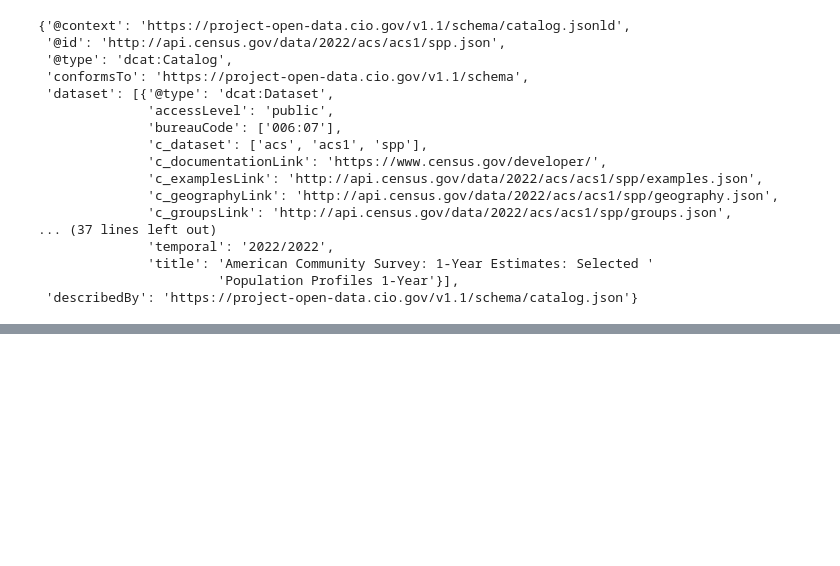
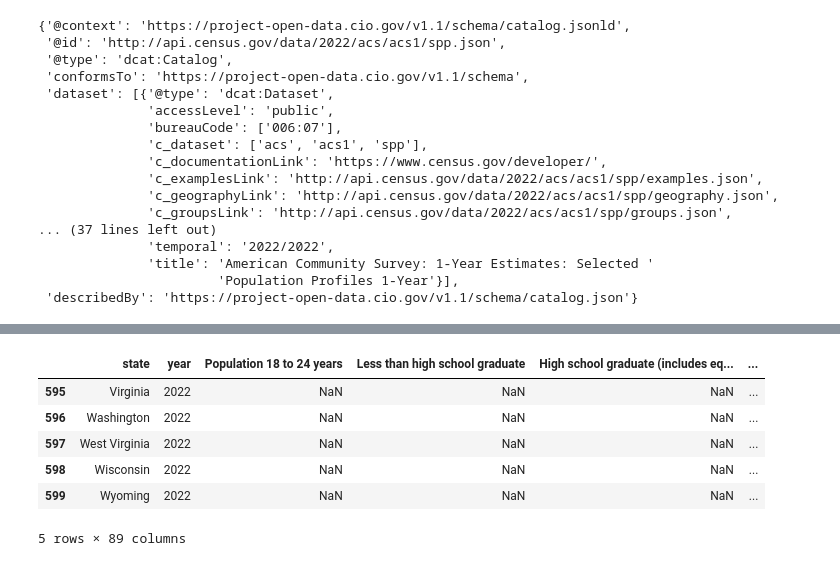
Before and after one commit to Ashleigh-Wittenberg/poverty-analysis, a Jupyter notebook: poverty_analysis.ipynb, the cells around one changed output, grey strips where cells are left out. Cells and saved outputs as stored; diff of their text form; code cells hidden in the pictures; blank space fills up the shorter version.

```diff
--- a/poverty_analysis.ipynb
+++ b/poverty_analysis.ipynb
@@ -135,0 +182,10 @@ KeyError: "['state' '6'] not found in axis"
+# %%
+combined_csv_df.tail()
+# %% [output]
+|  | state | year | Population 18 to 24 years | Less than high school graduate | High school graduate (includes eq... | ... |
+| 595 | Virginia | 2022 | NaN | NaN | NaN | ... |
+| 596 | Washington | 2022 | NaN | NaN | NaN | ... |
+| 597 | West Virginia | 2022 | NaN | NaN | NaN | ... |
+| 598 | Wisconsin | 2022 | NaN | NaN | NaN | ... |
+| 599 | Wyoming | 2022 | NaN | NaN | NaN | ... |
+5 rows × 89 columns
```
Also changed, not shown: parts of 8 cells of this notebook, 13 other files.
